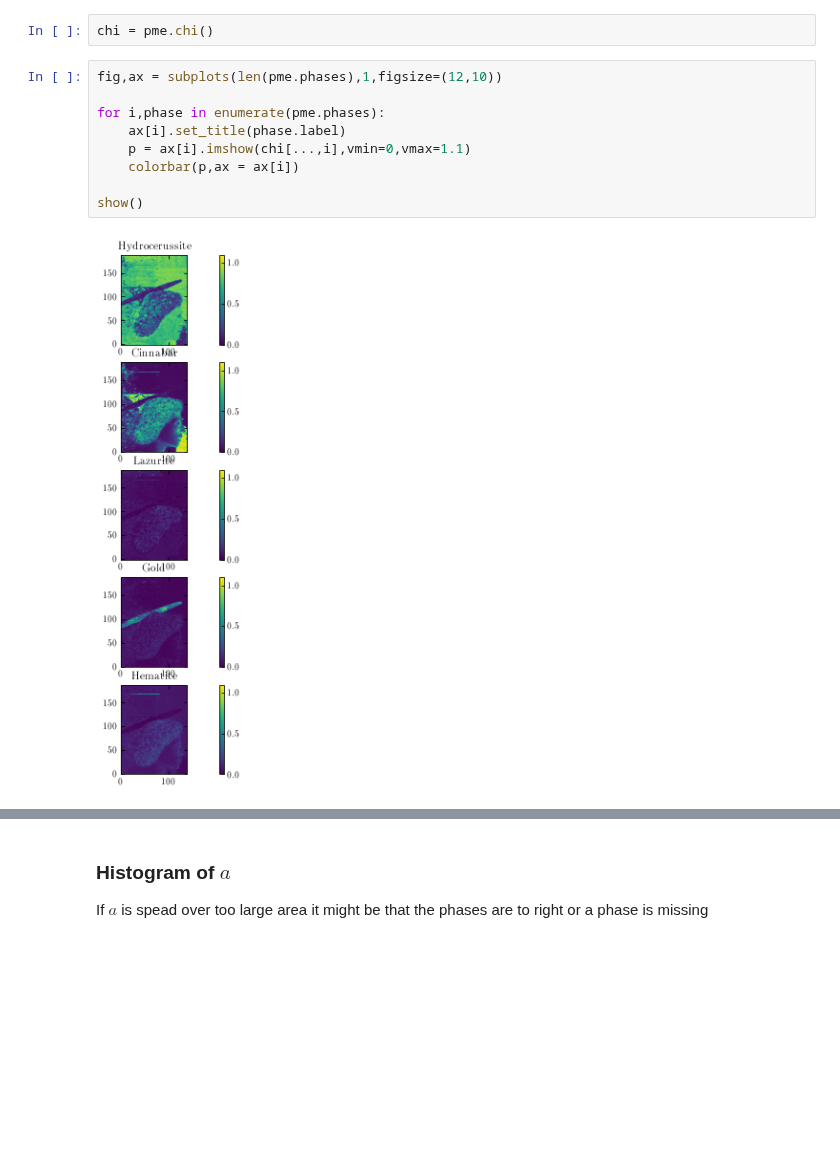
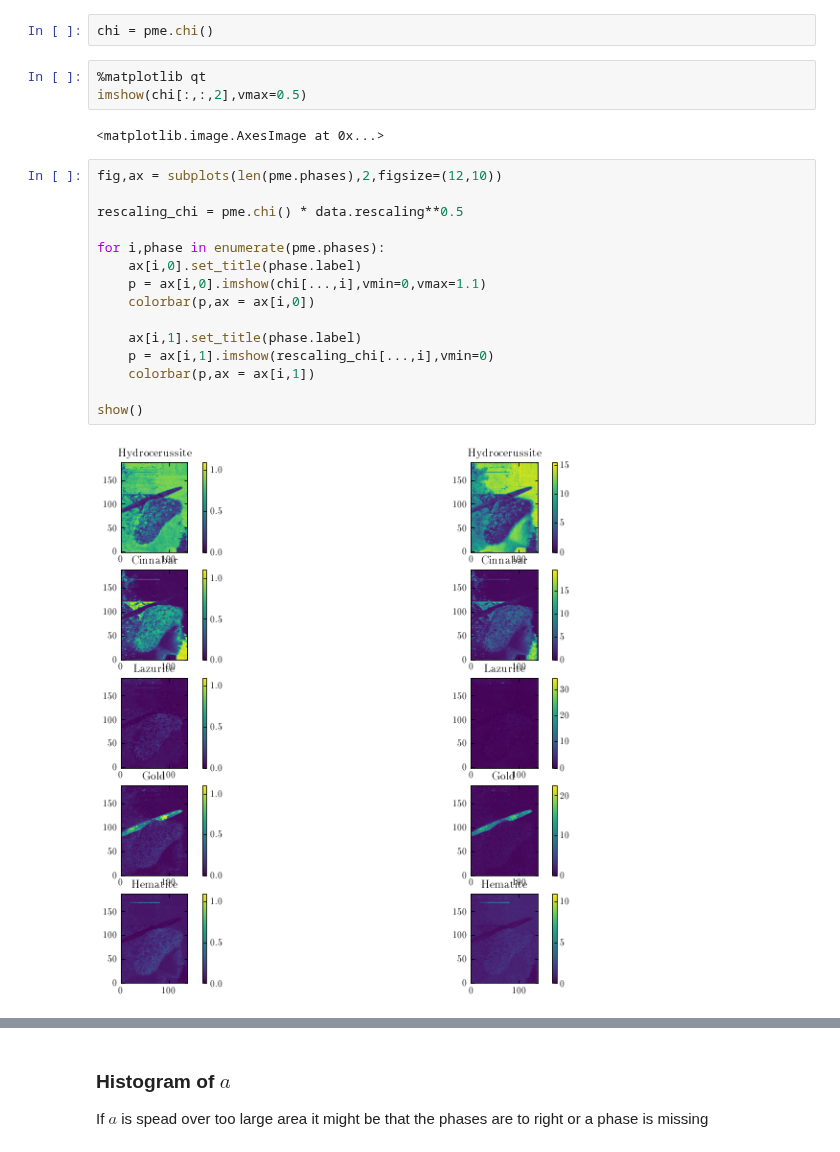
Before and after one commit to zpreisler/XRDXRFutils, a Jupyter notebook: notebooks/AngeloExp.ipynb, the cells around one changed output, grey strips where cells are left out. Saved outputs shown, nothing was run; the diff lists cells and outputs as text; blank space fills up the shorter version.

```diff
--- a/notebooks/AngeloExp.ipynb
+++ b/notebooks/AngeloExp.ipynb
@@ -127,14 +127,25 @@ Wall time: 19.4 s
 L1loss, MSEloss, overlap_area = pme.metrics()
 # %%
 chi = pme.chi()
+# %%
+%matplotlib qt
+imshow(chi[:,:,2],vmax=0.5)
+# %% [output]
+<matplotlib.image.AxesImage at 0x...>
 # %%
-fig,ax = subplots(len(pme.phases),1,figsize=(12,10))
+fig,ax = subplots(len(pme.phases),2,figsize=(12,10))
+
+rescaling_chi = pme.chi() * data.rescaling**0.5
 
 for i,phase in enumerate(pme.phases):
-    ax[i].set_title(phase.label)
-    p = ax[i].imshow(chi[...,i],vmin=0,vmax=1.1)
-    colorbar(p,ax = ax[i])
+    ax[i,0].set_title(phase.label)
+    p = ax[i,0].imshow(chi[...,i],vmin=0,vmax=1.1)
+    colorbar(p,ax = ax[i,0])
+
+    ax[i,1].set_title(phase.label)
+    p = ax[i,1].imshow(rescaling_chi[...,i],vmin=0)
+    colorbar(p,ax = ax[i,1])
 
 show()
 # %% [output]
-[figure, old version]
+[figure, new version]
```
Also changed, not shown: parts of 7 cells of this notebook, 2 other files.
